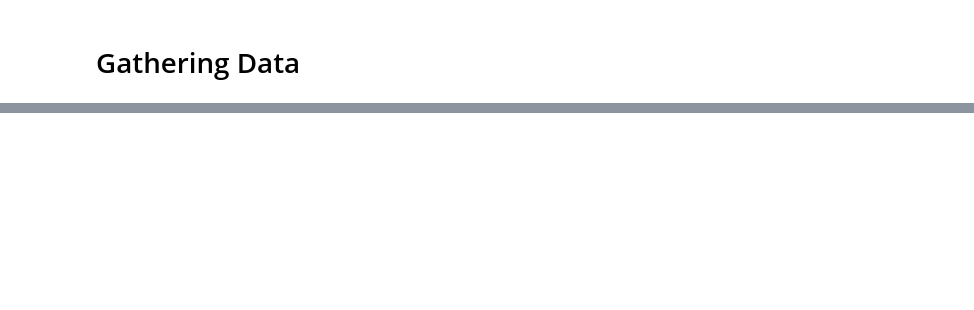
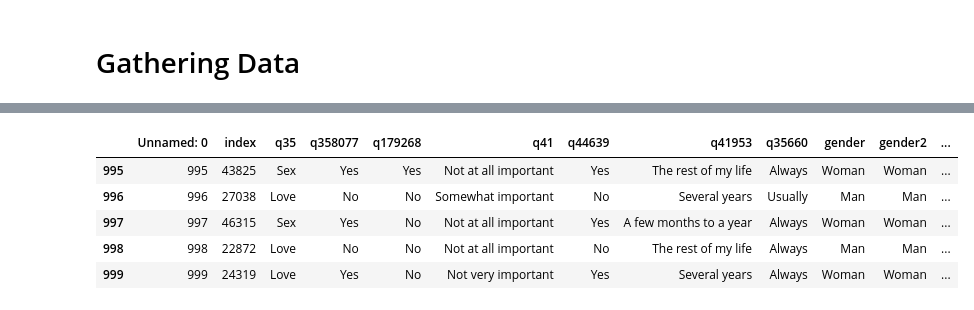
Before and after one commit to shpingus/OkCupidAnalysis, a Jupyter notebook: llm_guesser/running_llm_guesser.ipynb, the cells around one changed output, grey strips where cells are left out. Saved outputs shown, nothing was run; the diff lists cells and outputs as text; code cells hidden in the pictures; blank space fills up the shorter version.

```diff
--- a/llm_guesser/running_llm_guesser.ipynb
+++ b/llm_guesser/running_llm_guesser.ipynb
@@ -30,0 +352,4 @@ csv_relevant_questions.dropna()
+# %%
+for start in tqdm(range(0, len(rows), BATCH_SIZE), desc="Predicting ages in batches"):
+    batch = rows.iloc[start:start+BATCH_SIZE]
+    print(batch)
@@ -30,0 +374,9 @@ csv_relevant_questions.dropna()
+# %%
+batch
+# %% [output]
+|  | Unnamed: 0 | index | q35 | q358077 | q179268 | q41 | q44639 | q41953 | q35660 | gender | gender2 | ... |
+| 995 | 995 | 43825 | Sex | Yes | Yes | Not at all important | Yes | The rest of my life | Always | Woman | Woman | ... |
+| 996 | 996 | 27038 | Love | No | No | Somewhat important | No | Several years | Usually | Man | Man | ... |
+| 997 | 997 | 46315 | Sex | Yes | No | Not at all important | Yes | A few months to a year | Always | Woman | Woman | ... |
+| 998 | 998 | 22872 | Love | No | No | Not at all important | No | The rest of my life | Always | Man | Man | ... |
+| 999 | 999 | 24319 | Love | Yes | No | Not very important | Yes | Several years | Always | Woman | Woman | ... |
```
Also changed, not shown: parts of 23 cells of this notebook, 4 other files.
